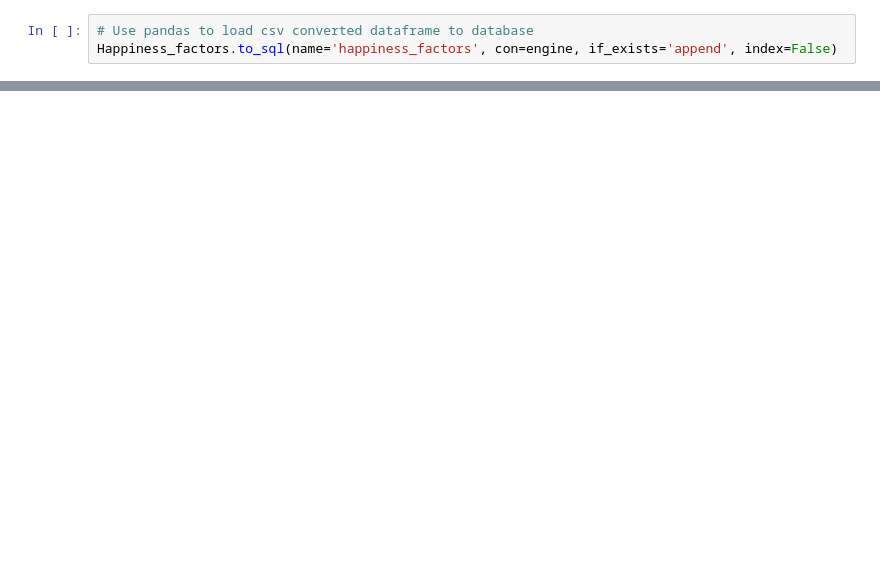
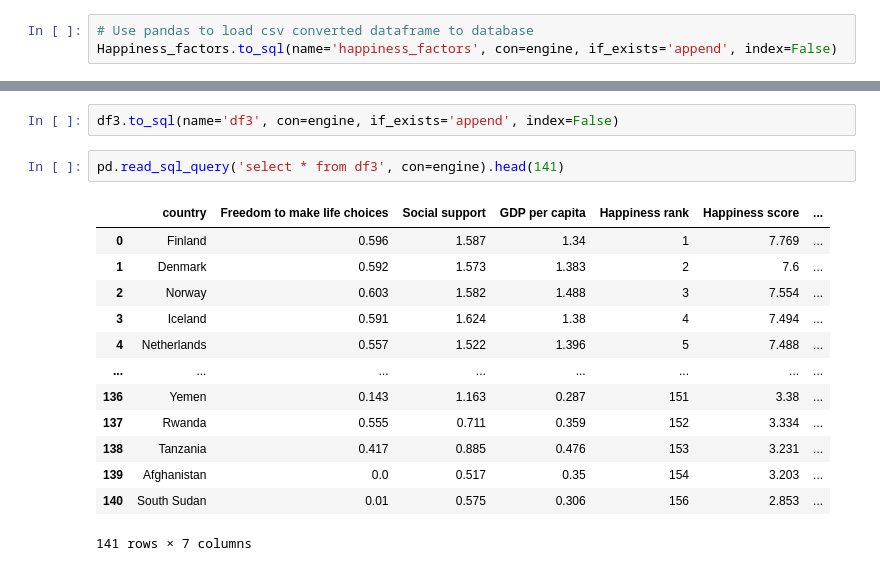
Before and after one commit to salehakhatun/ETL-Project, a Jupyter notebook: Jasjeet - ETL project files/happiness_ranking-Copy1.ipynb, the cells around one changed output, grey strips where cells are left out. Drawn from its saved outputs; the diff is of its cells as text; blank space fills up the shorter version.

```diff
--- a/Jasjeet - ETL project files/happiness_ranking-Copy1.ipynb
+++ b/Jasjeet - ETL project files/happiness_ranking-Copy1.ipynb
@@ -257,0 +246,18 @@ pd.read_sql_query('select * from life_expectancy', con=engine).head(156)
+# %%
+df3.to_sql(name='df3', con=engine, if_exists='append', index=False)
+# %%
+pd.read_sql_query('select * from df3', con=engine).head(141)
+# %% [output]
+|  | country | Freedom to make life choices | Social support | GDP per capita | Happiness rank | Happiness score | ... |
+| 0 | Finland | 0.596 | 1.587 | 1.34 | 1 | 7.769 | ... |
+| 1 | Denmark | 0.592 | 1.573 | 1.383 | 2 | 7.6 | ... |
+| 2 | Norway | 0.603 | 1.582 | 1.488 | 3 | 7.554 | ... |
+| 3 | Iceland | 0.591 | 1.624 | 1.38 | 4 | 7.494 | ... |
+| 4 | Netherlands | 0.557 | 1.522 | 1.396 | 5 | 7.488 | ... |
+| ... | ... | ... | ... | ... | ... | ... | ... |
+| 136 | Yemen | 0.143 | 1.163 | 0.287 | 151 | 3.38 | ... |
+| 137 | Rwanda | 0.555 | 0.711 | 0.359 | 152 | 3.334 | ... |
+| 138 | Tanzania | 0.417 | 0.885 | 0.476 | 153 | 3.231 | ... |
+| 139 | Afghanistan | 0.0 | 0.517 | 0.35 | 154 | 3.203 | ... |
+| 140 | South Sudan | 0.01 | 0.575 | 0.306 | 156 | 2.853 | ... |
+141 rows × 7 columns
```
Also changed, not shown: parts of 12 cells of this notebook, 2 other files.
